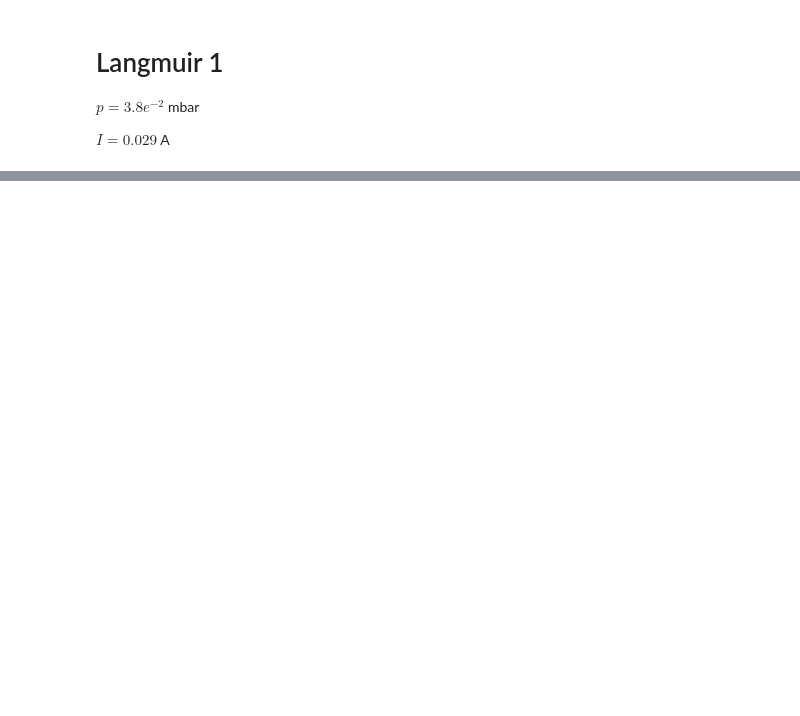
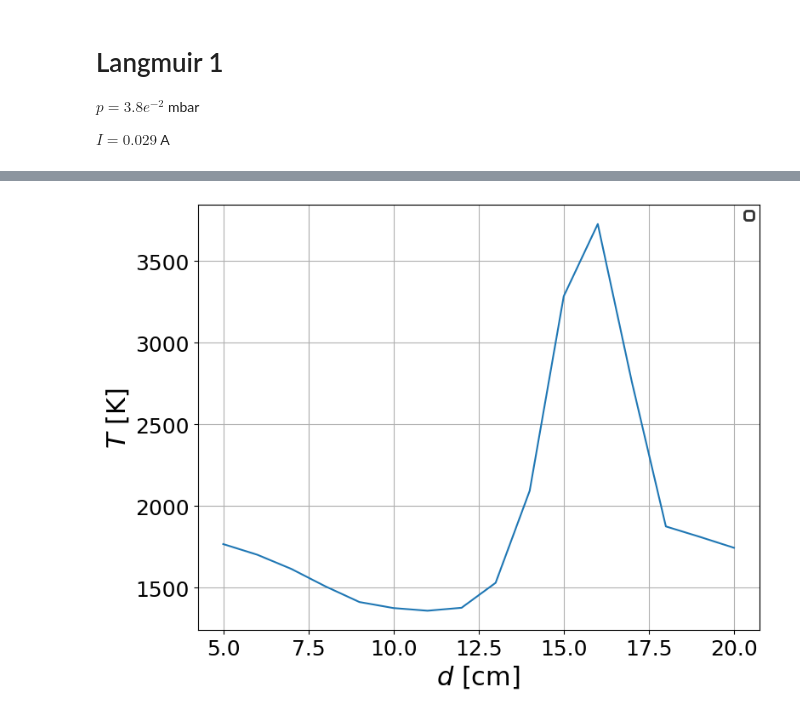
Before and after one commit to ferocitoo/TP3, a Jupyter notebook: TP_Plasma/Langmuir.ipynb, the cells around one changed output, grey strips where cells are left out. Cells and saved outputs as stored; diff of their text form; code cells hidden in the pictures; blank space fills up the shorter version.

```diff
--- a/TP_Plasma/Langmuir.ipynb
+++ b/TP_Plasma/Langmuir.ipynb
@@ -138,0 +216,83 @@ n = 4.05e+14 cm-3
+# %%
+#Extract datas
+
+Vs = [[] for _ in range(16)]
+Is = [[] for _ in range(16)]
+
+for i in range(1, 17):
+    if i < 10:
+        j = '0' + str(i)
+    else:
+        j = str(i)
+    data = pd.read_csv(f'/workspaces/TP3/TP_Plasma/Datas/L3/I{j}.CSV', sep=',', decimal='.', header=1, usecols=[1, 2])
+
+    V = data.iloc[:, 0].to_numpy()
+    I = data.iloc[:, 1].to_numpy()
+    V = V*15
+    I = I * 0.5 * 1e-3
+
+    Vs[i - 1].append(V)
+    Is[i - 1].append(I)
+# %%
+# Plot
+
+xlabel = '$V_L$ [V]'
+ylabel = '$\ln(I_L)$'
+
+e = 1.6e-19
+me = 9.1e-31
+kb = 1.38e-23
+A = 9.6e-6
+Ts = np.zeros(len(Vs))
+ns = np.zeros(len(Vs))
+
+for i in range (len(Vs)):
+    V = Vs[i][0]
+    I = Is[i][0]
+    ln_I = np.log(I)
+
+    for idx in range(len(ln_I)):
+        if np.isnan(ln_I[idx]):
+            ln_I[idx] = ln_I[idx - 1] if idx - 1 >= 0 else ln_I[idx + 1]
+
+    i1 = 12000
+    popt1, pcov1 = curve_fit(linear_fit, V[i1-3000:i1], ln_I[i1-3000:i1], p0=[1, 1])
+
+    popt2, pcov2 = curve_fit(linear_fit, V[5600:5800], ln_I[5600:5800], p0=[1, 1])
+
+
+    V_P = (popt2[1] - popt1[1]) / (popt1[0] - popt2[0])
+    ln_I_P = linear_fit(V_P, *popt1)
+
+    T = e / (kb * popt2[0])
+
+    n = 1/(A * e) * np.sqrt(2 * np.pi * me / (kb * T)) * np.exp(linear_fit(V_P, *popt2))
+
+    Ts[i] = T
+    ns[i] = n
+
+    # ax,fig = u.create_figure_and_apply_format((8,6),xlabel=xlabel, ylabel=ylabel)
+    # ax.plot(V[0:i1], ln_I[0:i1], label=f'$d = {i+5} cm$')
+    # ax.plot(V[0:i1], linear_fit(V[0:i1], *popt1), 'r--')
+    # ax.plot(V[0:i1], linear_fit(V[0:i1], *popt2), 'r--')
+
+    # ax.set_ylim(-16, -8)
+
+    # u.set_legend_properties(ax)
+
+    # plt.show()
+
+    # print(f'T = {T:.2f} K')
+    # print(f'n = {n:.2e} cm-3')
+
+ax,fig = u.create_figure_and_apply_format((8,6),xlabel='$d$ [cm]', ylabel='$T$ [K]')
+ax.plot(np.arange(5, 21), Ts)
+u.set_legend_properties(ax)
+plt.show()
+
+ax,fig = u.create_figure_and_apply_format((8,6),xlabel='$d$ [cm]', ylabel='$n$ [m-3]')
+ax.plot(np.arange(5, 21), ns)
+u.set_legend_properties(ax)
+plt.show()
+# %% [output]
+[figure, added]
```
Also changed, not shown: parts of 8 cells of this notebook, 32 other files.
